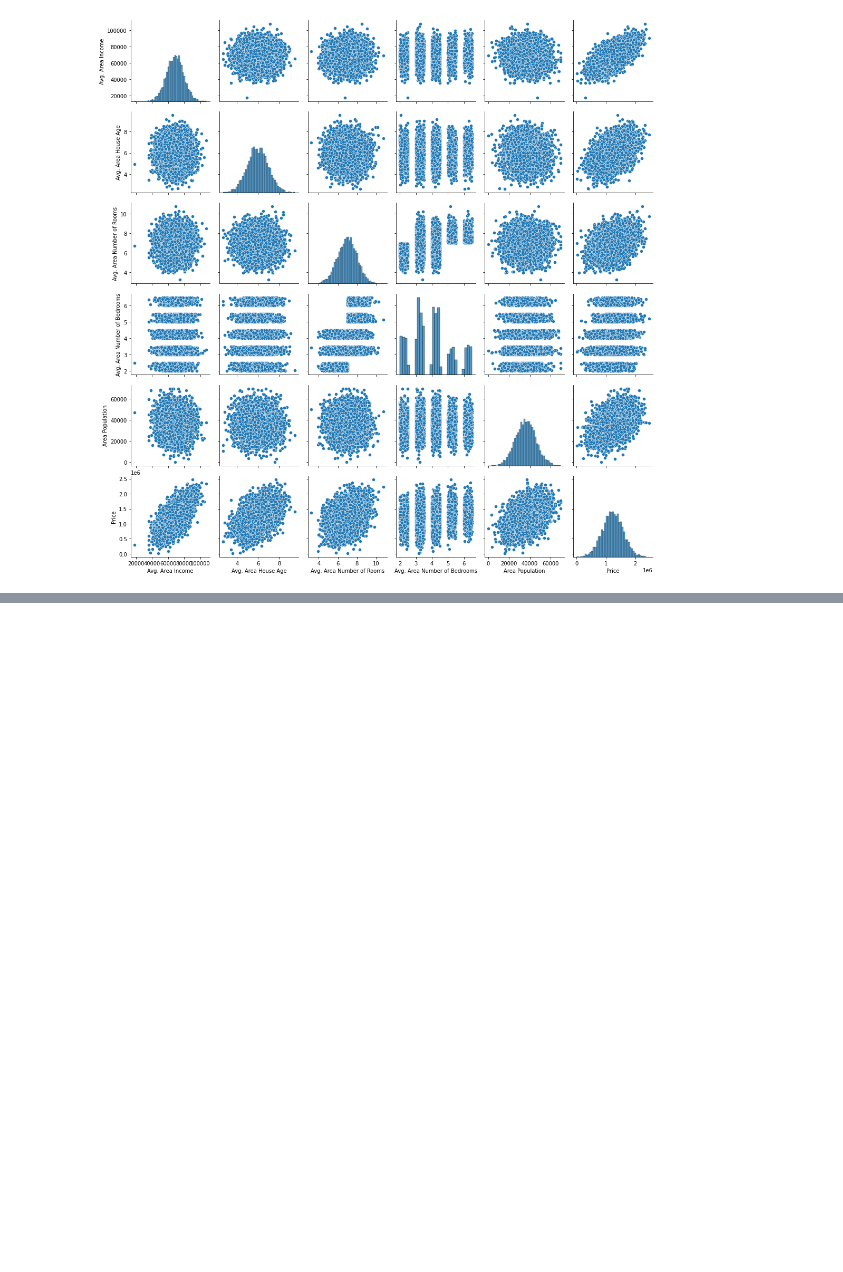
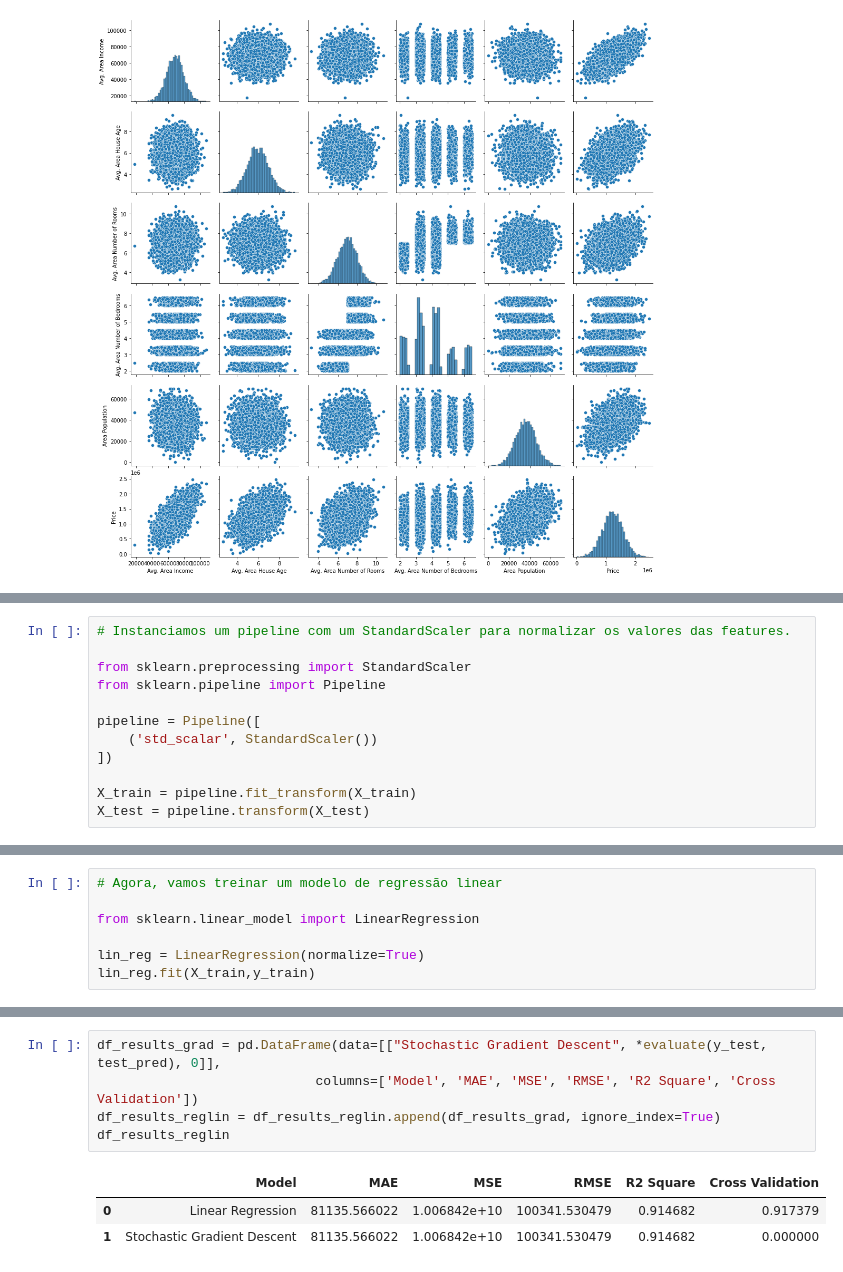
Before and after one commit to mailazorzan/house_price, a Jupyter notebook: house_price.ipynb, the cells around one changed output, grey strips where cells are left out. Drawn from its saved outputs; the diff is of its cells as text; blank space fills up the shorter version.

```diff
--- a/house_price.ipynb
+++ b/house_price.ipynb
@@ -113,0 +137,12 @@ sns.pairplot(df_house)
+# %%
+# Instanciamos um pipeline com um StandardScaler para normalizar os valores das features.
+
+from sklearn.preprocessing import StandardScaler
+from sklearn.pipeline import Pipeline
+
+pipeline = Pipeline([
+    ('std_scalar', StandardScaler())
+])
+
+X_train = pipeline.fit_transform(X_train)
+X_test = pipeline.transform(X_test)
@@ -113,0 +176,7 @@ sns.pairplot(df_house)
+# %%
+# Agora, vamos treinar um modelo de regressão linear
+
+from sklearn.linear_model import LinearRegression
+
+lin_reg = LinearRegression(normalize=True)
+lin_reg.fit(X_train,y_train)
@@ -113,0 +256,9 @@ sns.pairplot(df_house)
+# %%
+df_results_grad = pd.DataFrame(data=[["Stochastic Gradient Descent", *evaluate(y_test, test_pred), 0]],
+                            columns=['Model', 'MAE', 'MSE', 'RMSE', 'R2 Square', 'Cross Validation'])
+df_results_reglin = df_results_reglin.append(df_results_grad, ignore_index=True)
+df_results_reglin
+# %% [output]
+|  | Model | MAE | MSE | RMSE | R2 Square | Cross Validation |
+| 0 | Linear Regression | 81135.566022 | 1.006842e+10 | 100341.530479 | 0.914682 | 0.917379 |
+| 1 | Stochastic Gradient Descent | 81135.566022 | 1.006842e+10 | 100341.530479 | 0.914682 | 0.000000 |
```
Also changed, not shown: parts of 24 cells of this notebook.
